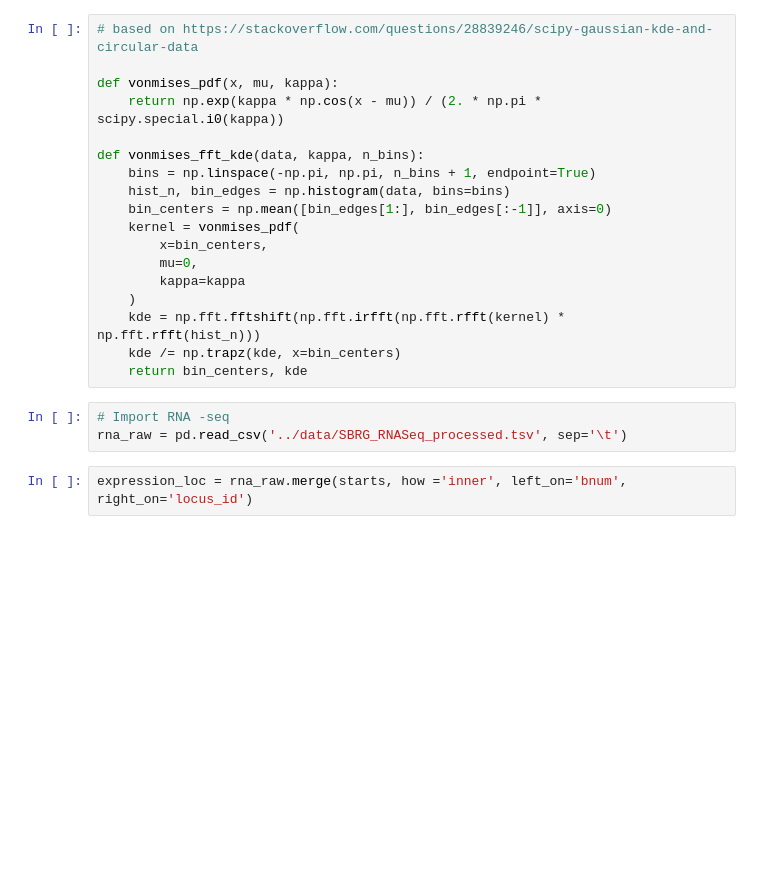
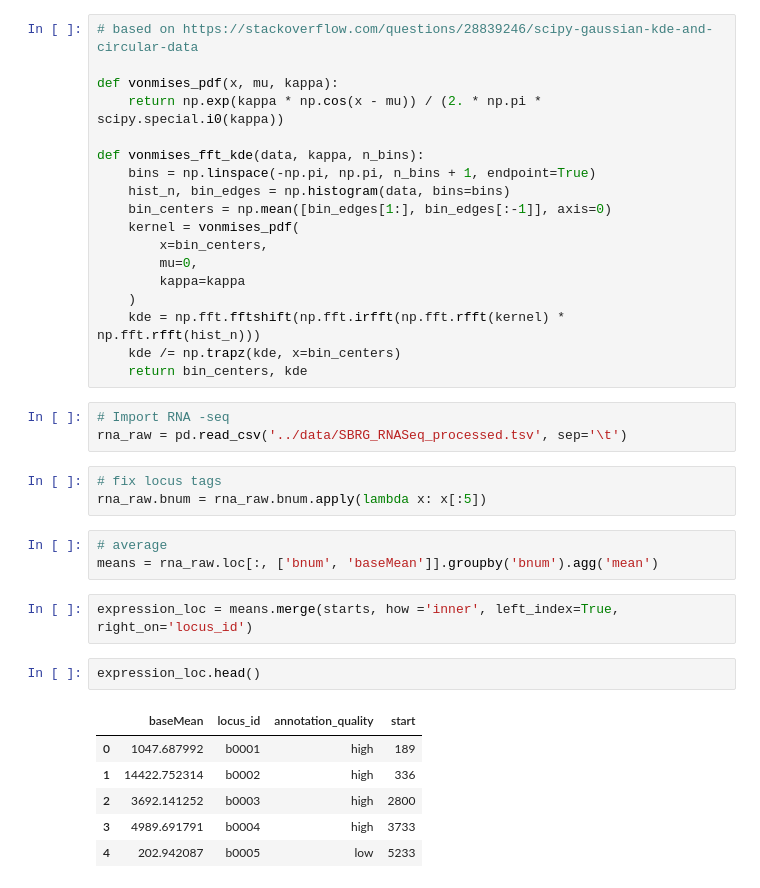
Before and after one commit to zakandrewking/y-ome, a Jupyter notebook: notebooks/18..01.23 Genome locations.ipynb, the cells around one changed output. Cells and saved outputs as stored; diff of their text form; blank space fills up the shorter version.

```diff
--- a/notebooks/18..01.23 Genome locations.ipynb
+++ b/notebooks/18..01.23 Genome locations.ipynb
@@ -87,5 +87,20 @@ def vonmises_fft_kde(data, kappa, n_bins):
 # %%
 # Import RNA -seq
 rna_raw = pd.read_csv('../data/SBRG_RNASeq_processed.tsv', sep='\t')
+# %%
+# fix locus tags
+rna_raw.bnum = rna_raw.bnum.apply(lambda x: x[:5])
+# %%
+# average
+means = rna_raw.loc[:, ['bnum', 'baseMean']].groupby('bnum').agg('mean')
 # %%
-expression_loc = rna_raw.merge(starts, how ='inner', left_on='bnum', right_on='locus_id')
+expression_loc = means.merge(starts, how ='inner', left_index=True, right_on='locus_id')
+# %%
+expression_loc.head()
+# %% [output]
+|  | baseMean | locus_id | annotation_quality | start |
+| 0 | 1047.687992 | b0001 | high | 189 |
+| 1 | 14422.752314 | b0002 | high | 336 |
+| 2 | 3692.141252 | b0003 | high | 2800 |
+| 3 | 4989.691791 | b0004 | high | 3733 |
+| 4 | 202.942087 | b0005 | low | 5233 |
```
Also changed, not shown: parts of 4 cells of this notebook, 2 other files.
